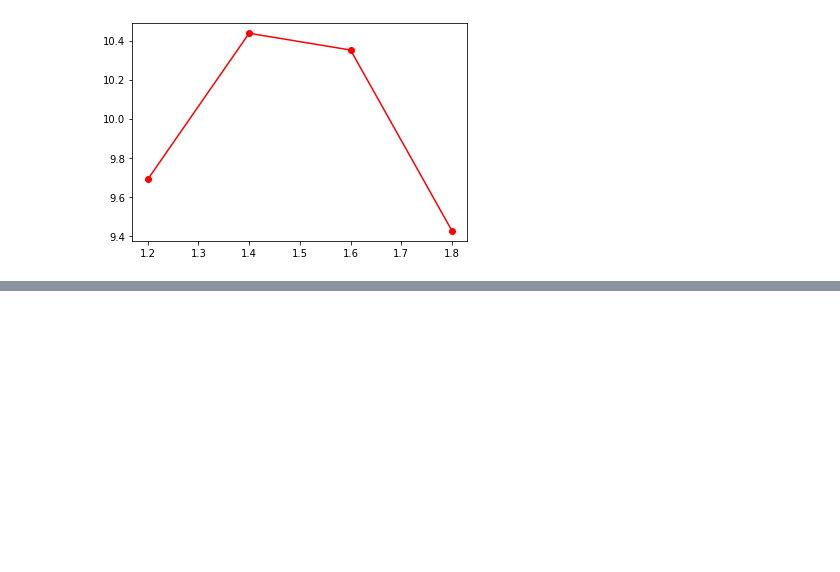
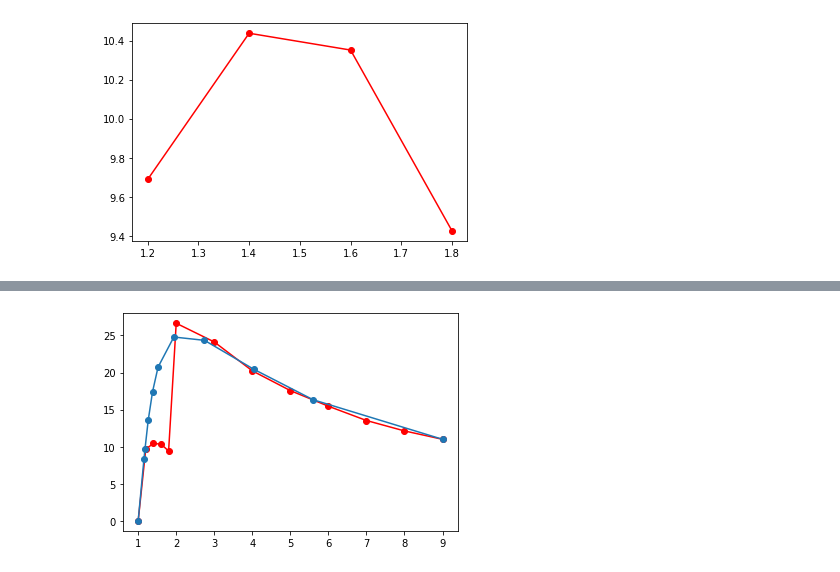
Before and after one commit to 1W1521375/entropy_labelling, a Jupyter notebook: final_experiments/for_final_graph.ipynb, the cells around one changed output, grey strips where cells are left out. Drawn from its saved outputs; the diff is of its cells as text; code cells hidden in the pictures; blank space fills up the shorter version.

```diff
--- a/final_experiments/for_final_graph.ipynb
+++ b/final_experiments/for_final_graph.ipynb
@@ -139,0 +126,10 @@ plt.show()
+# %%
+acc_topk = acc_topk[:1] + [9.688706362426277, 10.437230866759691, 10.35115734078952, 9.425212313660632] + acc_topk[1:]
+# %%
+x = [1, 1.2, 1.4, 1.6, 1.8] + [i for i in range(2, 10)]
+plt.figure()
+plt.plot(x, acc_topk, color = 'r', marker = 'o')
+plt.plot(avelnum_tsallis, acc_tsallis, marker = 'o')
+plt.show()
+# %% [output]
+[figure, added]
```
Also changed, not shown: parts of 12 cells of this notebook, 1 other file.
